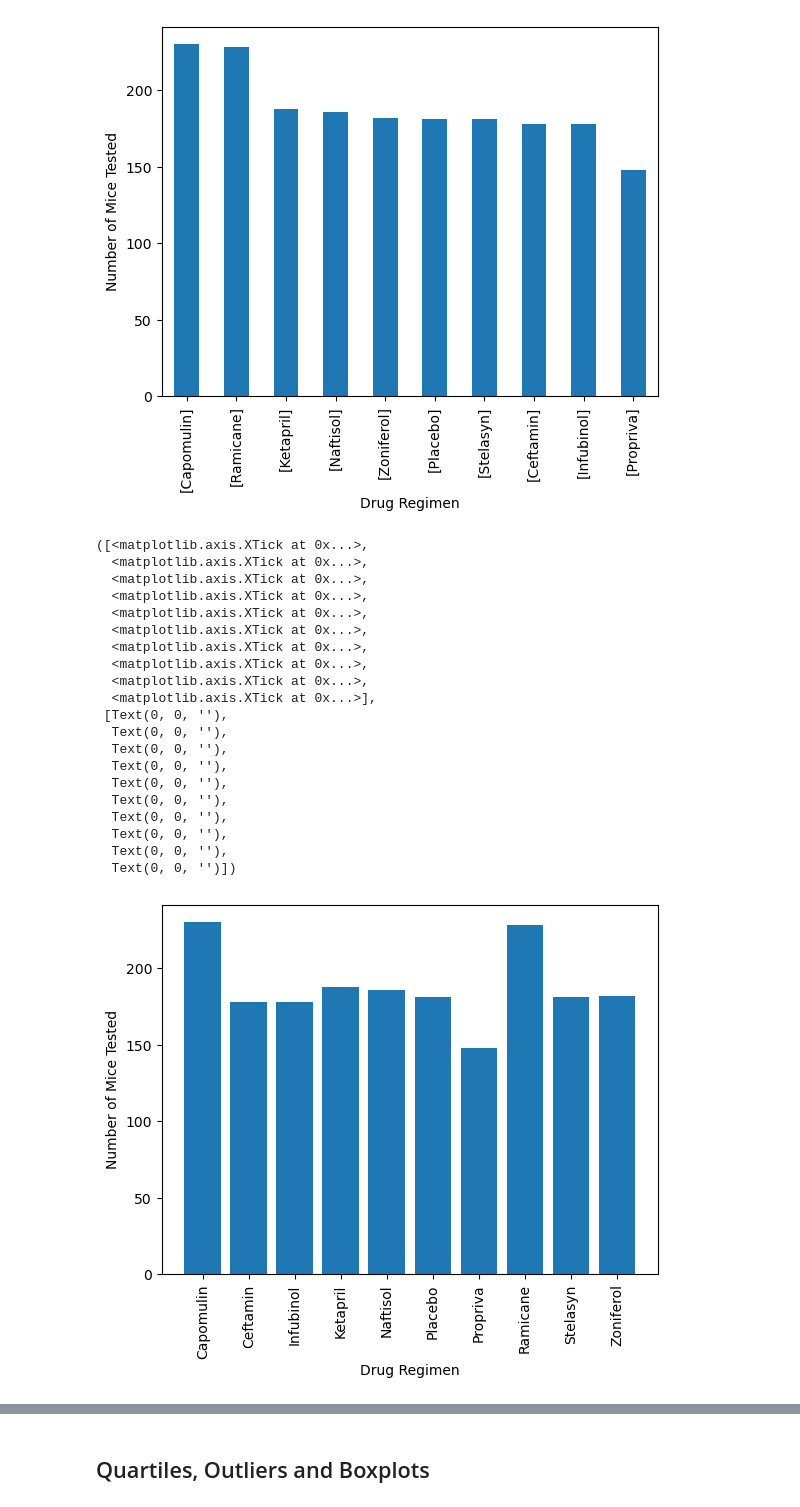
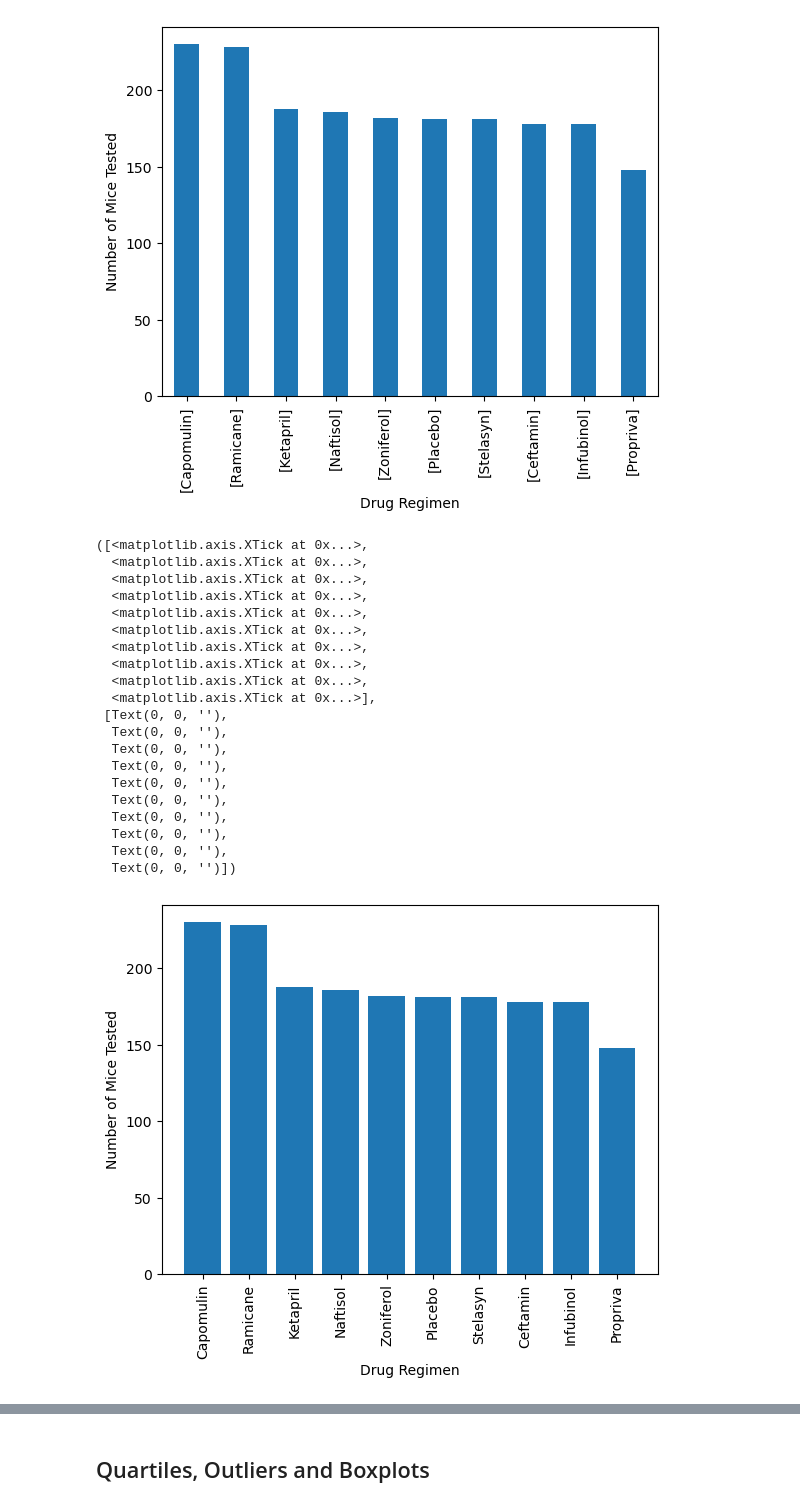
Before and after one commit to truongjo4/matlib-challenge, a Jupyter notebook: Pymaceuticals/main.ipynb, the cells around one changed output, grey strips where cells are left out. Drawn from its saved outputs; the diff is of its cells as text; code cells hidden in the pictures.

```diff
--- a/Pymaceuticals/main.ipynb
+++ b/Pymaceuticals/main.ipynb
@@ -159,32 +159,38 @@ drug_regimen_bar.sort_values("Number of Mice Tested", ascending=False).plot.bar(
 <AxesSubplot:xlabel='Drug Regimen', ylabel='Number of Mice Tested'>
 [figure]
 # %%
-# Generate a bar plot showing the total number of timepoints for all mice tested for each drug regimen using pyplot.
+### Generate a bar plot showing the total number of timepoints for all mice tested for each drug regimen using pyplot.
+# Remade list from scratch as previous list counted as numpy array that didn't go into plt well
 drug_unique = ["Capomulin","Ceftamin","Infubinol","Ketapril","Naftisol","Placebo","Propriva","Ramicane","Stelasyn","Zoniferol"]
-plt.bar(drug_unique, y_values)
+# zipped the names and y-values into a dictionary -> sort values in descending order using lambda function to iterate through all the values in dictionary
+dict1 = dict(zip(drug_unique,y_values))
+sorted_dict = dict(sorted(dict1.items(), key=lambda x: x[1],reverse=True))
+
+# Create the graph
+plt.bar(sorted_dict.keys(),sorted_dict.values())
 plt.xlabel("Drug Regimen")
 plt.ylabel("Number of Mice Tested")
 plt.xticks(drug_unique,rotation='vertical')
 # %% [output]
 ([<matplotlib.axis.XTick at 0x...>,
   <matplotlib.axis.XTick at 0x...>,
   <matplotlib.axis.XTick at 0x...>,
   <matplotlib.axis.XTick at 0x...>,
   <matplotlib.axis.XTick at 0x...>,
   <matplotlib.axis.XTick at 0x...>,
   <matplotlib.axis.XTick at 0x...>,
   <matplotlib.axis.XTick at 0x...>,
   <matplotlib.axis.XTick at 0x...>,
   <matplotlib.axis.XTick at 0x...>],
  [Text(0, 0, ''),
   Text(0, 0, ''),
   Text(0, 0, ''),
   Text(0, 0, ''),
   Text(0, 0, ''),
   Text(0, 0, ''),
   Text(0, 0, ''),
   Text(0, 0, ''),
   Text(0, 0, ''),
   Text(0, 0, '')])
-[figure, old version]
+[figure, new version]
 # %%
```
Also changed, not shown: parts of 15 cells of this notebook, 1 other file.
